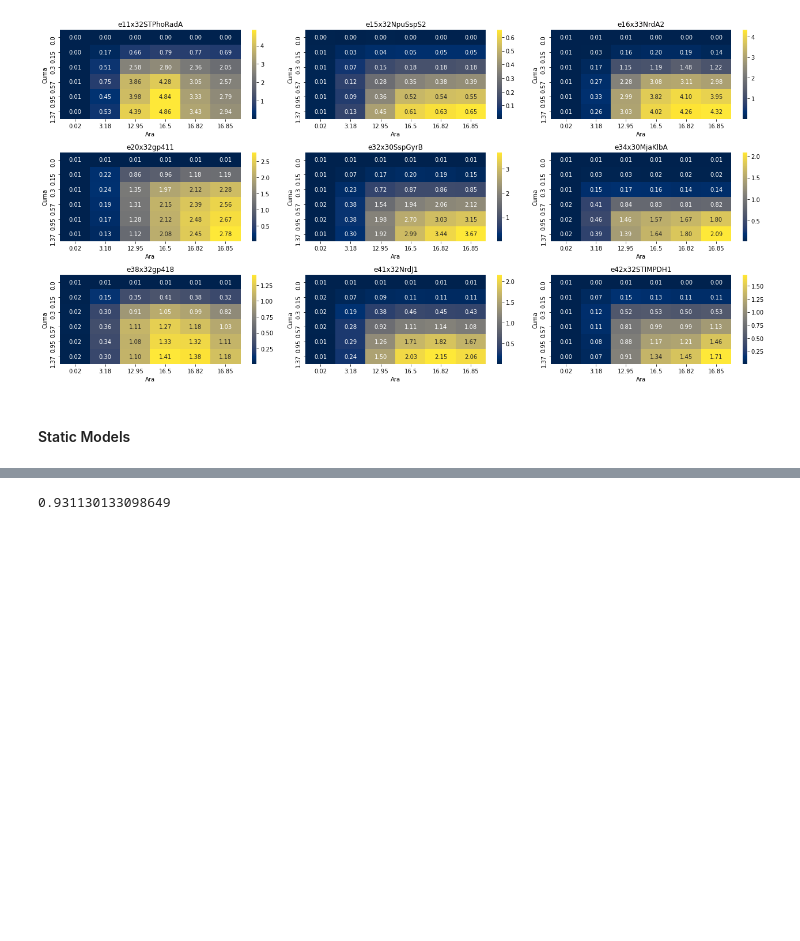
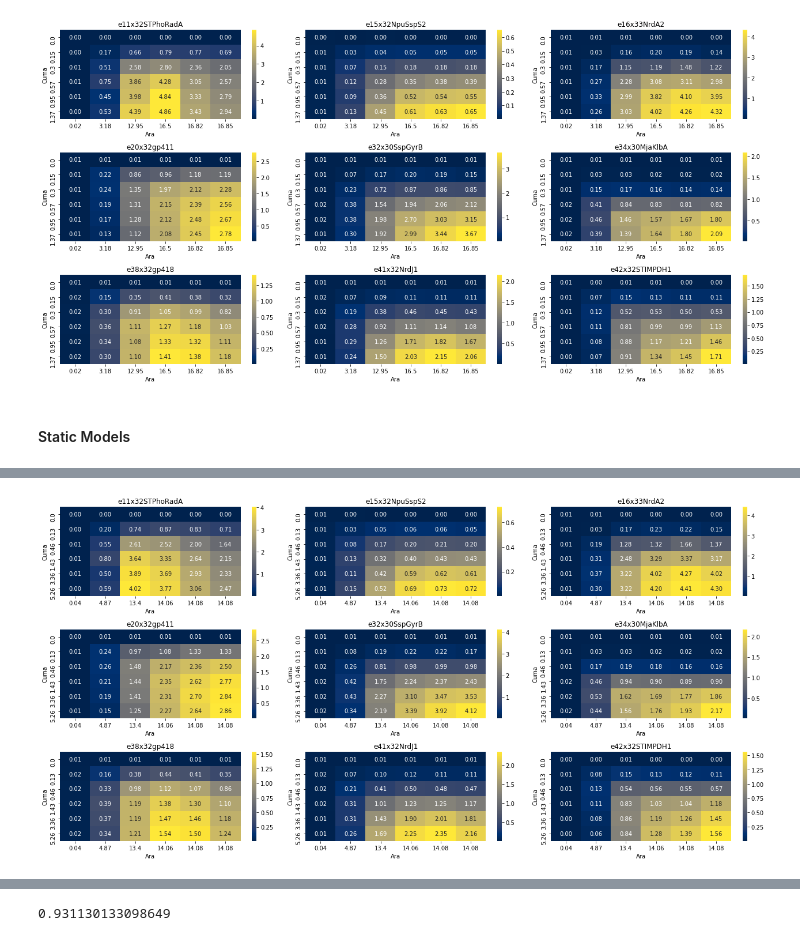
Before and after one commit to rmardian/intein-based-circuits, a Jupyter notebook: Steady-State Model.ipynb, the cells around one changed output, grey strips where cells are left out. Drawn from its saved outputs; the diff is of its cells as text; code cells hidden in the pictures; blank space fills up the shorter version.

```diff
--- a/Steady-State Model.ipynb
+++ b/Steady-State Model.ipynb
@@ -237,0 +271,7 @@ hill_params
+# %%
+cumas_rpu = [4.351624888479863e-17, 0.12836646443345376, 0.4554069181682603, 1.4320915855505334, 3.36251583462493, 5.260842521395112]
+aras_rpu = [0.039068156451732144, 4.874070477308016, 13.399205481456802, 14.060790558956999, 14.079395648916492, 14.07989419214939]
+# %%
+plot_heatmap(rpus, gates, 3, 3, np.round(cumas_rpu, 2), np.round(aras_rpu, 2))
+# %% [output]
+[figure, added]
```
Also changed, not shown: parts of 11 cells of this notebook, 44 other files.
